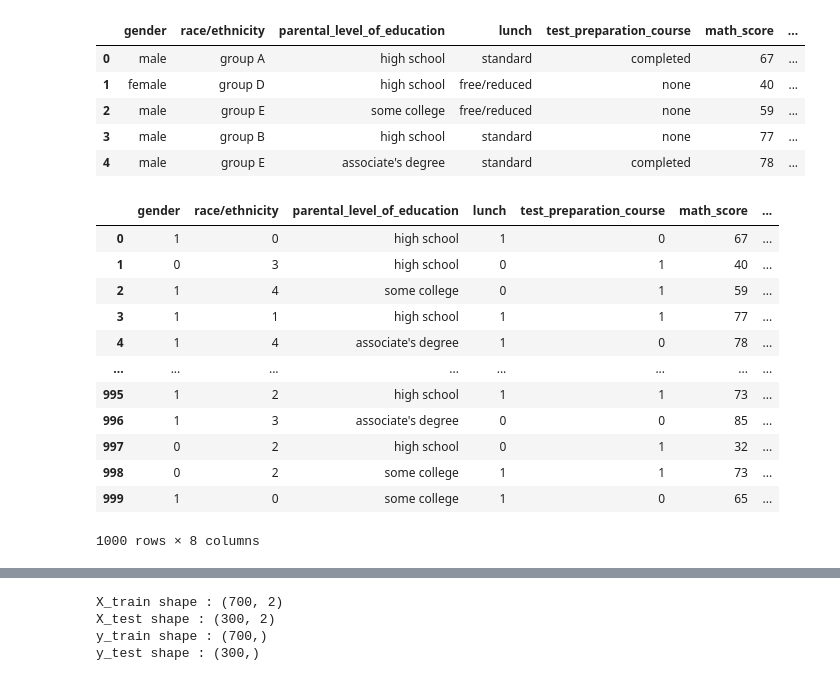
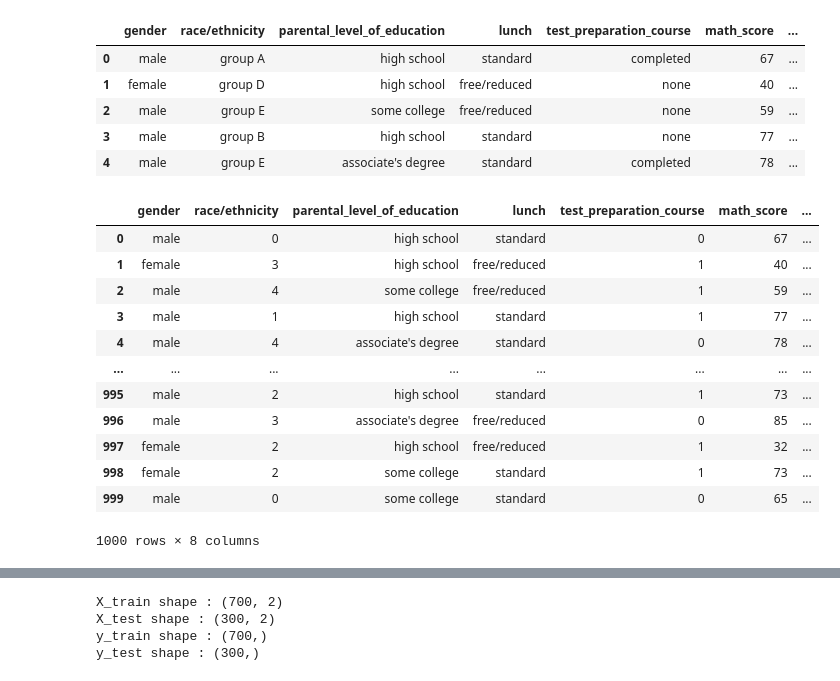
Before and after one commit to FearQuare/CE477-Repo, a Jupyter notebook: Assignment 2 - Classification/Assignment_2_Classification.ipynb, the cells around one changed output, grey strips where cells are left out. Saved outputs shown, nothing was run; the diff lists cells and outputs as text; code cells hidden in the pictures.

```diff
--- a/Assignment 2 - Classification/Assignment_2_Classification.ipynb
+++ b/Assignment 2 - Classification/Assignment_2_Classification.ipynb
@@ -80,36 +80,36 @@ data.head()
 # %%
 #from sklearn.preprocessing import OneHotEncoder
 #ohe = OneHotEncoder()
 #feature_arry = ohe.fit_transform(df[["gender","race/ethnicity","parental_level_of_education","lunch","test_preparation_course"]]).toarray()
 #ohe.categories_
 #feature_labels = ohe.categories_
 #np.hstack(feature_labels)
 #feature_labels = np.hstack(feature_labels)
 #new_df = pd.DataFrame(feature_arry, columns = feature_labels)
 #feature_labels
 
 from sklearn.preprocessing import LabelEncoder
 le = LabelEncoder()
-data["gender"] = le.fit_transform(data["gender"])
+#data["gender"] = le.fit_transform(data["gender"])
 data["race/ethnicity"] = le.fit_transform(data["race/ethnicity"])
 #data["parental_level_of_education"] = le.fit_transform(data["parental_level_of_education"])
-data["lunch"] = le.fit_transform(data["lunch"])
+#data["lunch"] = le.fit_transform(data["lunch"])
 data["test_preparation_course"] = le.fit_transform(data["test_preparation_course"])
 df = pd.DataFrame(data)
 df
 # %% [output]
 |  | gender | race/ethnicity | parental_level_of_education | lunch | test_preparation_course | math_score | ... |
-| 0 | 1 | 0 | high school | 1 | 0 | 67 | ... |
-| 1 | 0 | 3 | high school | 0 | 1 | 40 | ... |
-| 2 | 1 | 4 | some college | 0 | 1 | 59 | ... |
-| 3 | 1 | 1 | high school | 1 | 1 | 77 | ... |
-| 4 | 1 | 4 | associate's degree | 1 | 0 | 78 | ... |
+| 0 | male | 0 | high school | standard | 0 | 67 | ... |
+| 1 | female | 3 | high school | free/reduced | 1 | 40 | ... |
+| 2 | male | 4 | some college | free/reduced | 1 | 59 | ... |
+| 3 | male | 1 | high school | standard | 1 | 77 | ... |
+| 4 | male | 4 | associate's degree | standard | 0 | 78 | ... |
 | ... | ... | ... | ... | ... | ... | ... | ... |
-| 995 | 1 | 2 | high school | 1 | 1 | 73 | ... |
-| 996 | 1 | 3 | associate's degree | 0 | 0 | 85 | ... |
-| 997 | 0 | 2 | high school | 0 | 1 | 32 | ... |
-| 998 | 0 | 2 | some college | 1 | 1 | 73 | ... |
-| 999 | 1 | 0 | some college | 1 | 0 | 65 | ... |
+| 995 | male | 2 | high school | standard | 1 | 73 | ... |
+| 996 | male | 3 | associate's degree | free/reduced | 0 | 85 | ... |
+| 997 | female | 2 | high school | free/reduced | 1 | 32 | ... |
+| 998 | female | 2 | some college | standard | 1 | 73 | ... |
+| 999 | male | 0 | some college | standard | 0 | 65 | ... |
 1000 rows × 8 columns
 # %%
 '''
```
Also changed, not shown: parts of 6 cells of this notebook, 1 other file.
